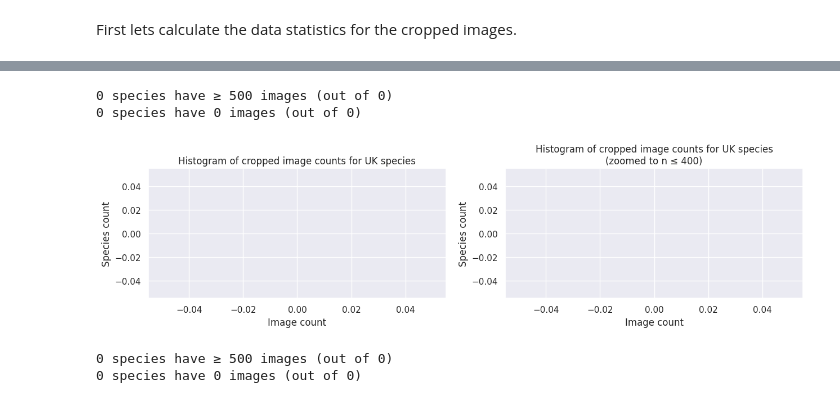
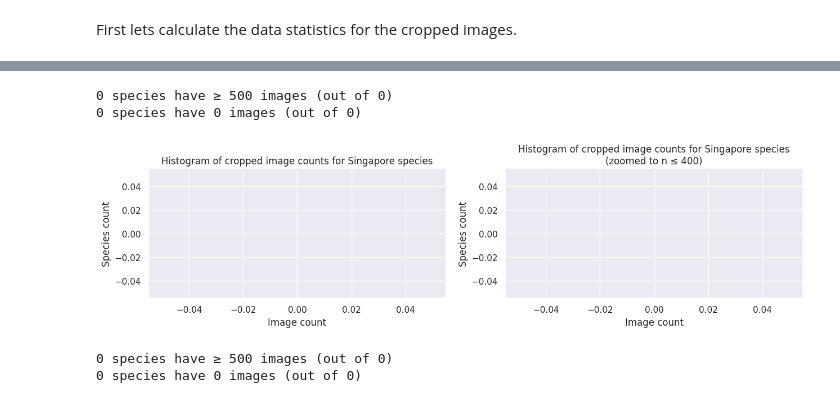
Before and after one commit to AMI-system/gbif_download_standalone, a Jupyter notebook: helper_scripts/plot_data_statistics.ipynb, the cells around one changed output, grey strips where cells are left out. Saved outputs shown, nothing was run; the diff lists cells and outputs as text; code cells hidden in the pictures.

```diff
--- a/helper_scripts/plot_data_statistics.ipynb
+++ b/helper_scripts/plot_data_statistics.ipynb
@@ -138,7 +138,7 @@ report_crop_images("uksi-moths-keys", "UK", add_missing=False)
 # %%
-report_crop_images("singapore-moths-keys", "UK")
+report_crop_images("singapore-moths-keys", "Singapore", add_missing=False)
 # %% [output]
 0 species have ≥ 500 images (out of 0)
 0 species have 0 images (out of 0)
-[figure, old version]
+[figure, new version]
 # %%
```
Also changed, not shown: parts of 2 cells of this notebook, 13 other files.
